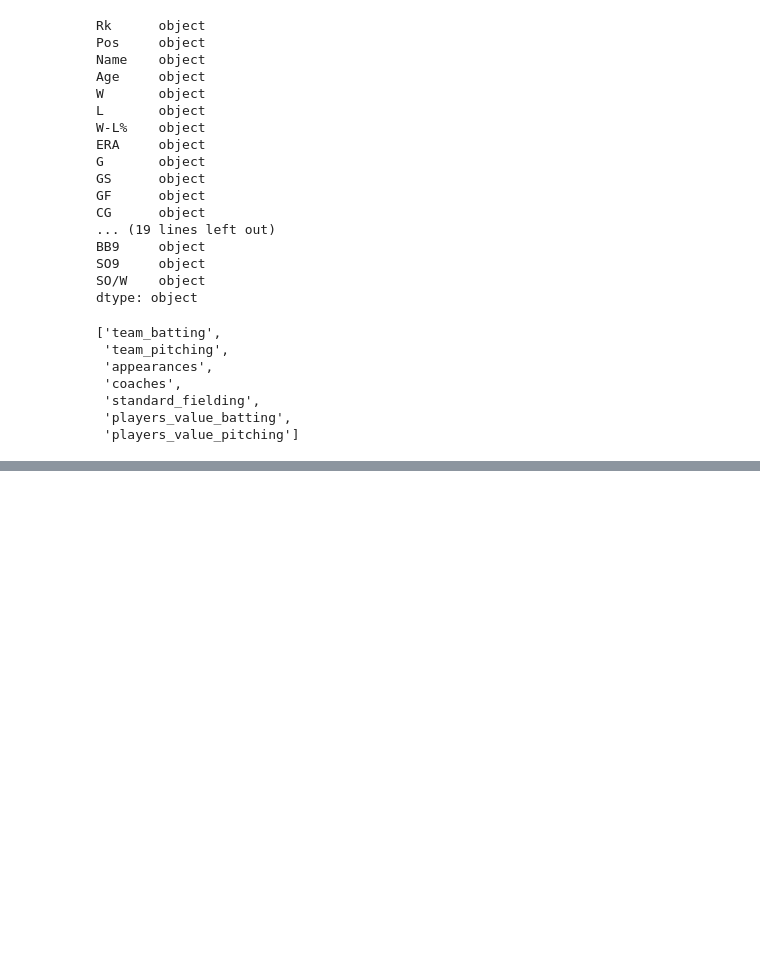
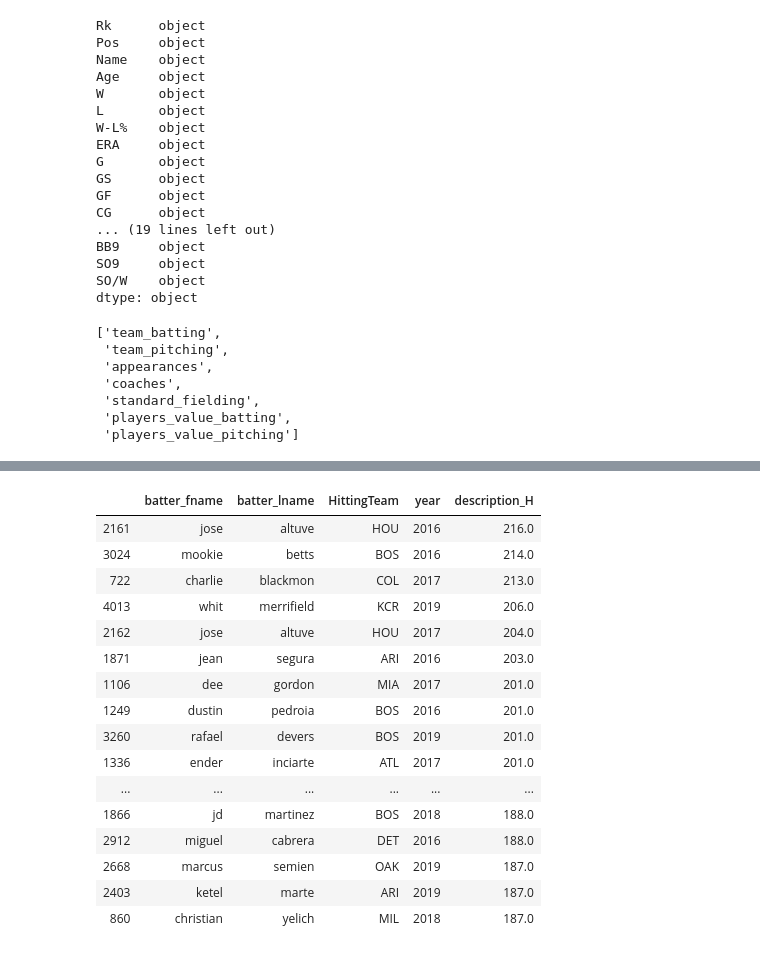
Before and after one commit to jonathanduvan/batting-model, a Jupyter notebook: battingNotebook.ipynb, the cells around one changed output, grey strips where cells are left out. Cells and saved outputs as stored; diff of their text form; code cells hidden in the pictures; blank space fills up the shorter version.

```diff
--- a/battingNotebook.ipynb
+++ b/battingNotebook.ipynb
@@ -801,0 +1392,27 @@ adata
+# %%
+batterGrouping = baseData.groupby(['batter_fname','batter_lname', 'HittingTeam', 'year']).sum()['description_H'].reset_index()
+# %%
+batterGrouping = batterGrouping.sort_values('description_H', ascending=False)
+# plt.figure(figsize=(21,5))
+
+# hitsteams_g = sns.barplot(x="HomeTeam", y="description_H", data=baseData)
+# %%
+batterGrouping.head(30)
+# %% [output]
+|  | batter_fname | batter_lname | HittingTeam | year | description_H |
+| 2161 | jose | altuve | HOU | 2016 | 216.0 |
+| 3024 | mookie | betts | BOS | 2016 | 214.0 |
+| 722 | charlie | blackmon | COL | 2017 | 213.0 |
+| 4013 | whit | merrifield | KCR | 2019 | 206.0 |
+| 2162 | jose | altuve | HOU | 2017 | 204.0 |
+| 1871 | jean | segura | ARI | 2016 | 203.0 |
+| 1106 | dee | gordon | MIA | 2017 | 201.0 |
+| 1249 | dustin | pedroia | BOS | 2016 | 201.0 |
+| 3260 | rafael | devers | BOS | 2019 | 201.0 |
+| 1336 | ender | inciarte | ATL | 2017 | 201.0 |
+| ... | ... | ... | ... | ... | ... |
+| 1866 | jd | martinez | BOS | 2018 | 188.0 |
+| 2912 | miguel | cabrera | DET | 2016 | 188.0 |
+| 2668 | marcus | semien | OAK | 2019 | 187.0 |
+| 2403 | ketel | marte | ARI | 2019 | 187.0 |
+| 860 | christian | yelich | MIL | 2018 | 187.0 |
```
Also changed, not shown: parts of 67 cells of this notebook.
